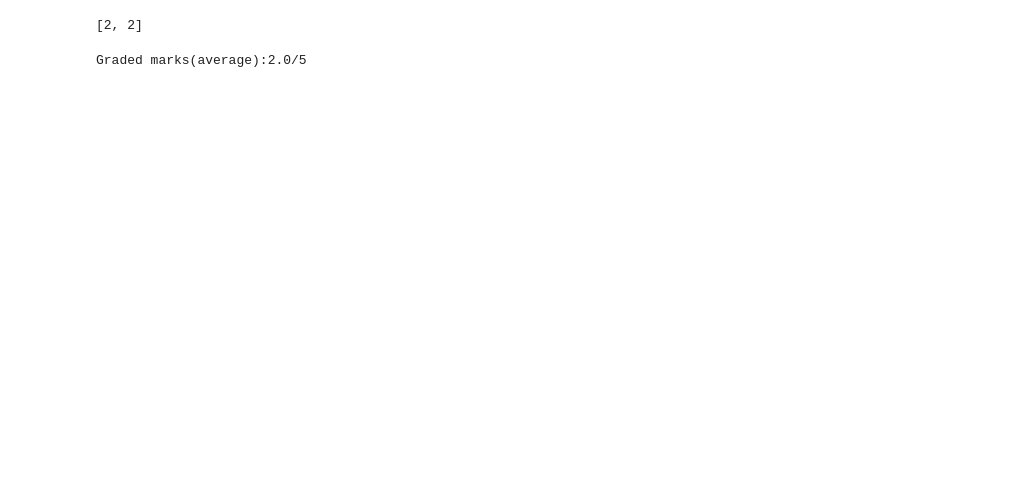
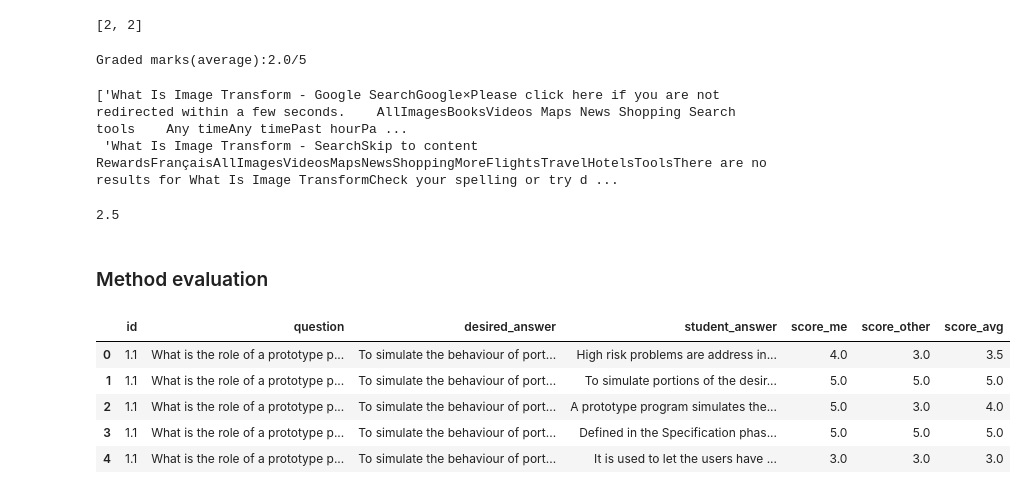
Before and after one commit to bascr/AIML-Capstone-Project-QA-AI, a Jupyter notebook: answer_grading/model_.ipynb, the cells around one changed output. Cells and saved outputs as stored; diff of their text form; code cells hidden in the pictures; blank space fills up the shorter version.

```diff
--- a/answer_grading/model_.ipynb
+++ b/answer_grading/model_.ipynb
@@ -79,3 +116,8 @@ marks
 print("Graded marks(average):{}/5 ".format(sum(marks)/len(marks)))
 # %% [output]
 Graded marks(average):2.0/5
+# %%
+reference_answers
+# %% [output]
+['What Is Image Transform - Google SearchGoogle×Please click here if you are not redirected within a few seconds.    AllImagesBooksVideos Maps News Shopping Search tools    Any timeAny timePast hourPa ...
+ 'What Is Image Transform - SearchSkip to content RewardsFrançaisAllImagesVideosMapsNewsShoppingMoreFlightsTravelHotelsToolsThere are no results for What Is Image TransformCheck your spelling or try d ...
@@ -81,0 +133,8 @@ Graded marks(average):2.0/5
+# %%
+question = 'What is datascience?'
+answer = 'Data science is the field of computer science related to the processing, analysis, and inferencing knowledge from data. Also, using the data to build models to predict or classify different things.'
+print(get_marks(question, answer))
+# %% [output]
+2.5
+# %% [markdown]
+### Method evaluation
@@ -81,0 +143,10 @@ Graded marks(average):2.0/5
+# %%
+df = pd.read_csv("dataset.csv")
+df.head()
+# %% [output]
+|  | id | question | desired_answer | student_answer | score_me | score_other | score_avg |
+| 0 | 1.1 | What is the role of a prototype p... | To simulate the behaviour of port... | High risk problems are address in... | 4.0 | 3.0 | 3.5 |
+| 1 | 1.1 | What is the role of a prototype p... | To simulate the behaviour of port... | To simulate portions of the desir... | 5.0 | 5.0 | 5.0 |
+| 2 | 1.1 | What is the role of a prototype p... | To simulate the behaviour of port... | A prototype program simulates the... | 5.0 | 3.0 | 4.0 |
+| 3 | 1.1 | What is the role of a prototype p... | To simulate the behaviour of port... | Defined in the Specification phas... | 5.0 | 5.0 | 5.0 |
+| 4 | 1.1 | What is the role of a prototype p... | To simulate the behaviour of port... | It is used to let the users have ... | 3.0 | 3.0 | 3.0 |
```
Also changed, not shown: parts of 27 cells of this notebook.
